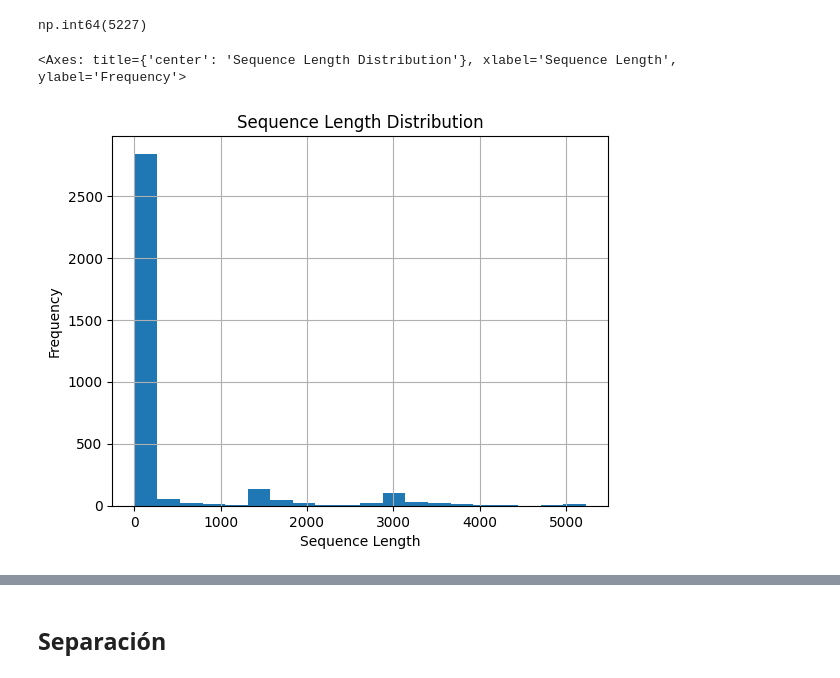
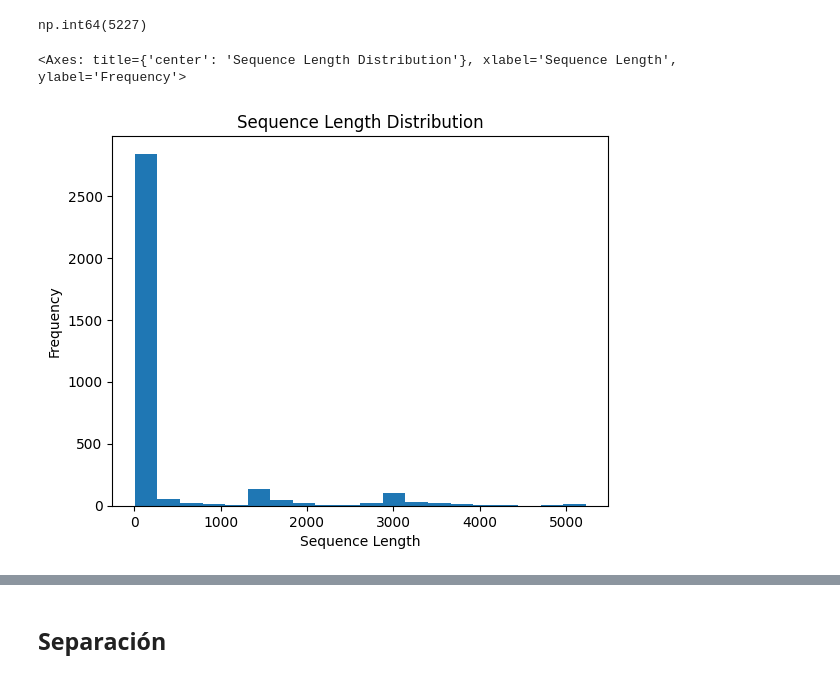
Before and after one commit to tinchogb/rna_classifier, a Jupyter notebook: src/notebooks/tf_rna.ipynb, the cells around one changed output, grey strips where cells are left out. Drawn from its saved outputs; the diff is of its cells as text; code cells hidden in the pictures.

```diff
--- a/src/notebooks/tf_rna.ipynb
+++ b/src/notebooks/tf_rna.ipynb
@@ -71,7 +55,7 @@ max_length
 np.int64(5227)
 # %%
 # Length distribution
-dataset.seqres_can.map(len).plot.hist(bins=20, grid=True, xlabel="Sequence Length", title="Sequence Length Distribution")
+dataset.seqres_can.map(len).plot.hist(bins=20, xlabel="Sequence Length", title="Sequence Length Distribution")
 # %% [output]
 <Axes: title={'center': 'Sequence Length Distribution'}, xlabel='Sequence Length', ylabel='Frequency'>
-[figure, old version]
+[figure, new version]
```
Also changed, not shown: parts of 15 cells of this notebook.
